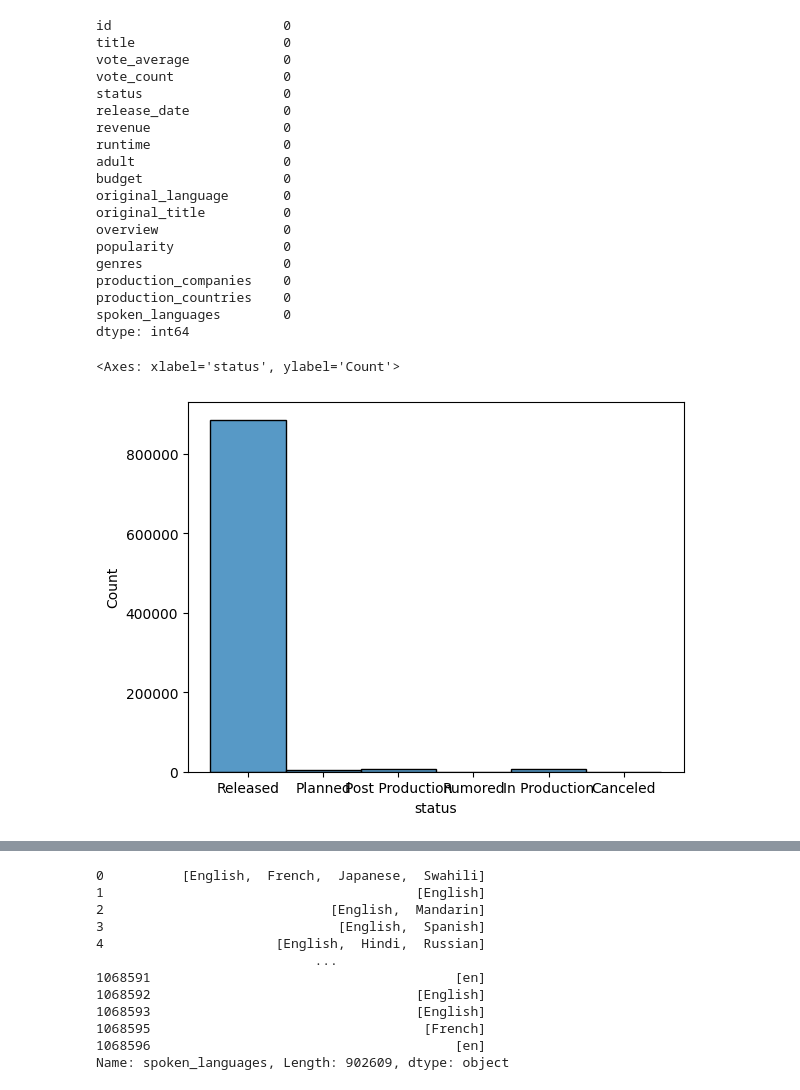
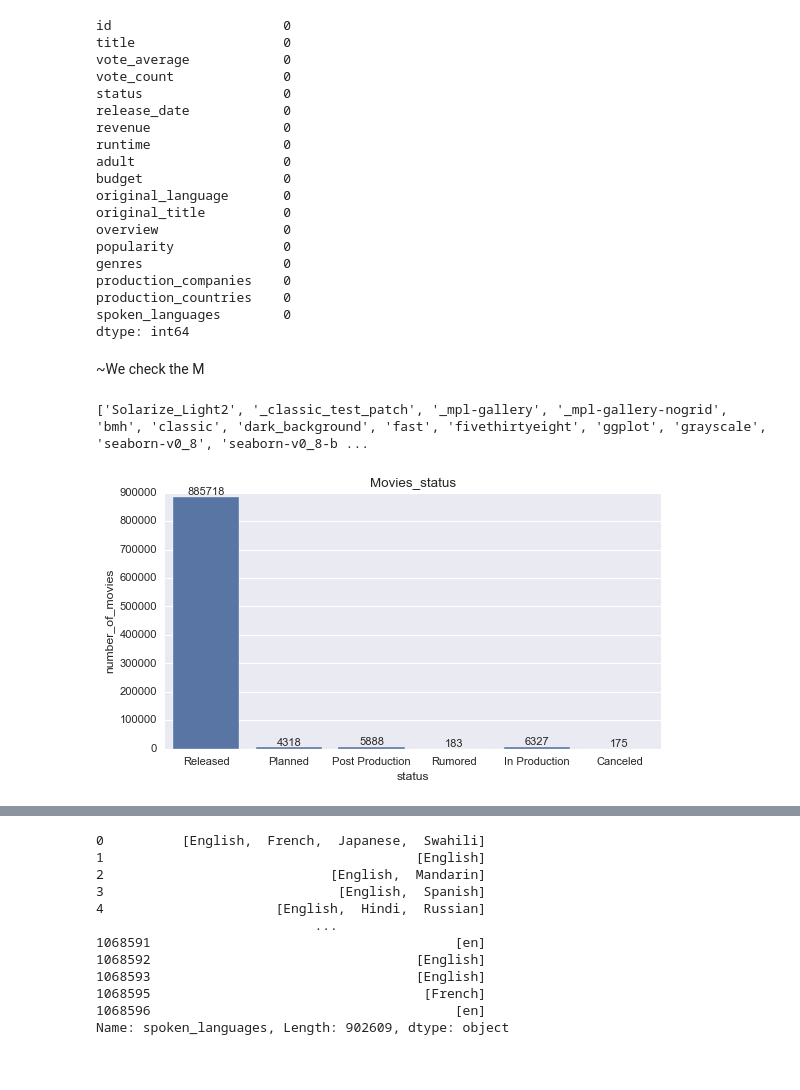
Before and after one commit to Amantyagidatascientist/moviesrecommendationsystem, a Jupyter notebook: Notebook/EDA_MOVIES.ipynb, the cells around one changed output, grey strips where cells are left out. Drawn from its saved outputs; the diff is of its cells as text; code cells hidden in the pictures.

```diff
--- a/Notebook/EDA_MOVIES.ipynb
+++ b/Notebook/EDA_MOVIES.ipynb
@@ -303,8 +303,19 @@ data['production_countries']=data['production_countries'].str.split(',')
 data['genres']=data['genres'].str.split(',')
 data['production_companies']=data['production_companies'].str.split(',')
 data['spoken_languages']=data['spoken_languages'].str.split(',')
-# %%
-sns.histplot(data['status'])
-# %% [output]
-<Axes: xlabel='status', ylabel='Count'>
-[figure, removed]
+# %% [markdown]
+~We check the M
+# %%
+print(plt.style.available)
+# %% [output]
+['Solarize_Light2', '_classic_test_patch', '_mpl-gallery', '_mpl-gallery-nogrid', 'bmh', 'classic', 'dark_background', 'fast', 'fivethirtyeight', 'ggplot', 'grayscale', 'seaborn-v0_8', 'seaborn-v0_8-b ...
+# %%
+plt.style.use('seaborn-v0_8')
+fig, ax = plt.subplots(figsize=(8, 4))
+sns.countplot(x=data['status'],ax=ax)
+ax.set_title('Movies_status')
+ax.set_ylabel('number_of_movies')
+ax.bar_label(ax.containers[0], label_type='edge',fontsize=10)
+plt.show()
+# %% [output]
+[figure, added]
```
Also changed, not shown: parts of 2 cells of this notebook.
